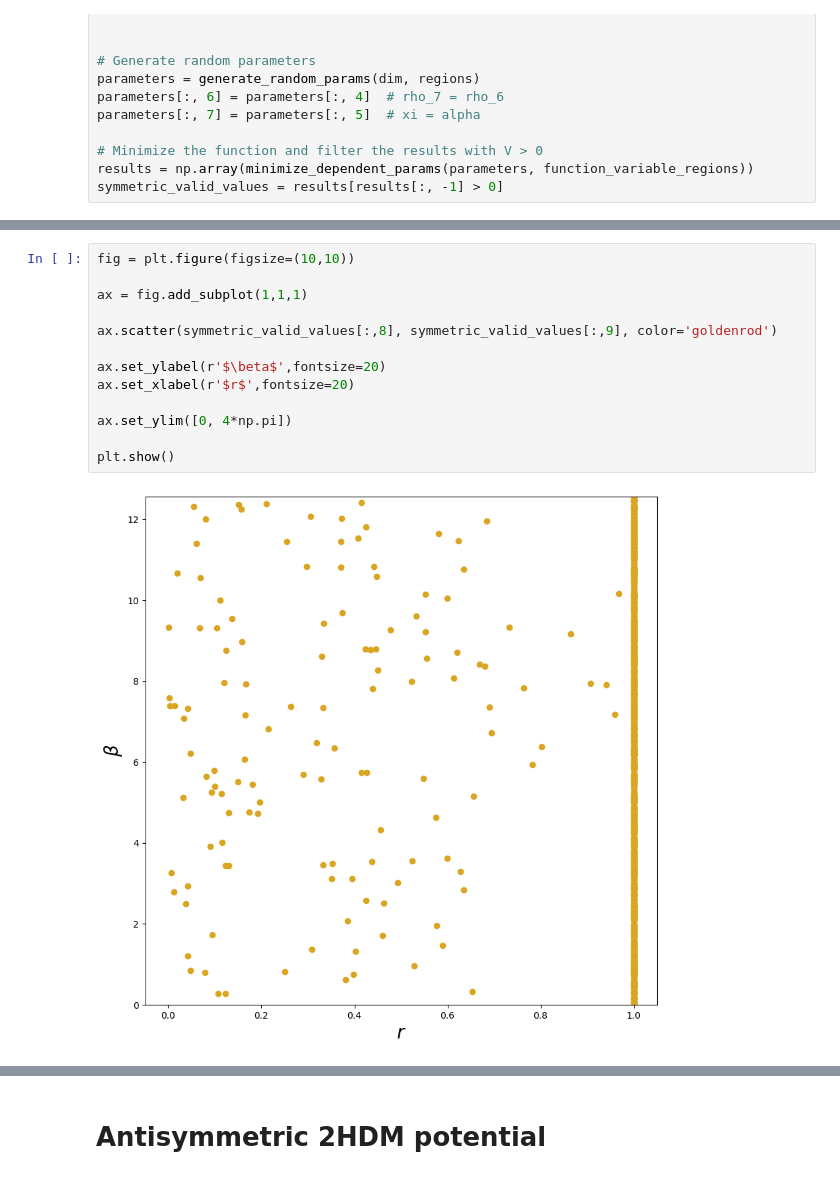
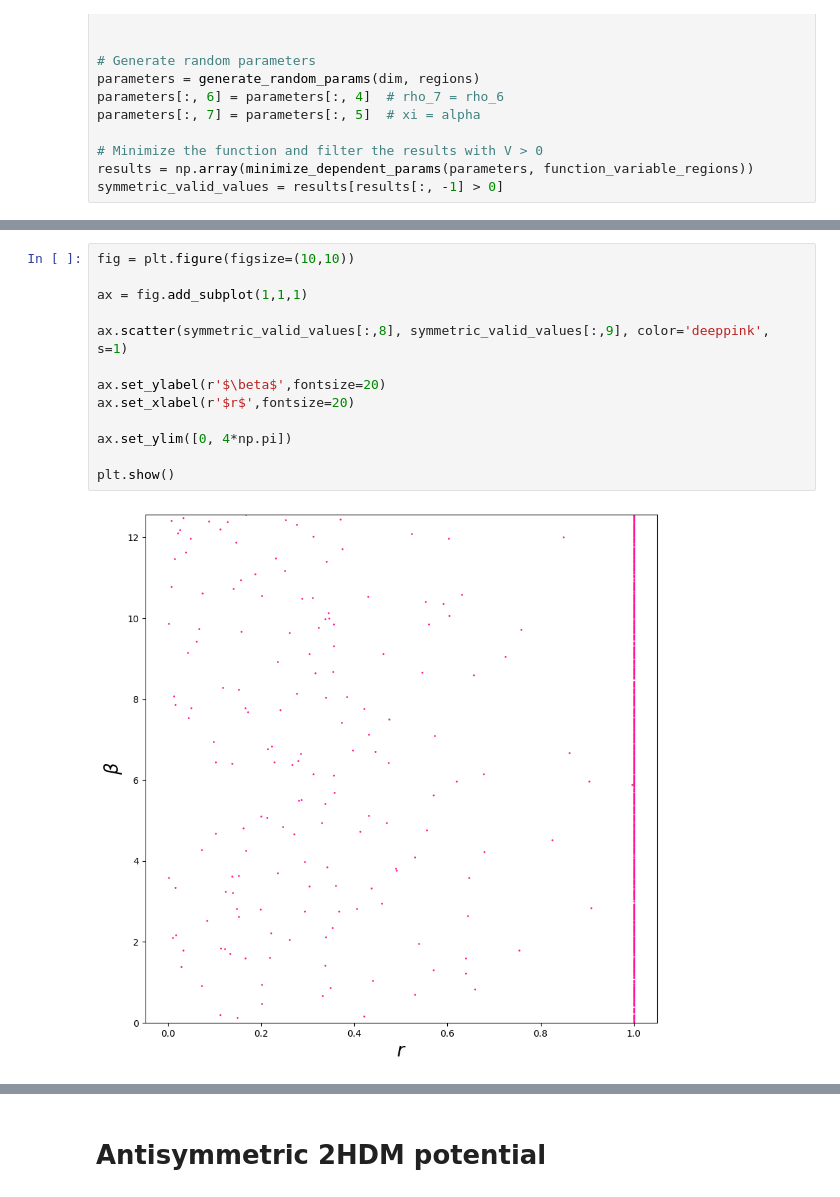
Before and after one commit to jdlpv/Theoretical-constraints-on-beyond-Standard-Model-extensions-of-the-Higgs-potential, a Jupyter notebook: main.ipynb, the cells around one changed output, grey strips where cells are left out. Drawn from its saved outputs; the diff is of its cells as text.

Commit message:
Add new plots

```diff
--- a/main.ipynb
+++ b/main.ipynb
@@ -1008,15 +970,15 @@ plt.show()
 # %%
 fig = plt.figure(figsize=(10,10))
 
 ax = fig.add_subplot(1,1,1)
 
-ax.scatter(symmetric_valid_values[:,8], symmetric_valid_values[:,9], color='goldenrod')
+ax.scatter(symmetric_valid_values[:,8], symmetric_valid_values[:,9], color='deeppink', s=1)
 
 ax.set_ylabel(r'$\beta$',fontsize=20)
 ax.set_xlabel(r'$r$',fontsize=20)
 
 ax.set_ylim([0, 4*np.pi])
 
 plt.show()
 # %% [output]
-[figure, old version]
+[figure, new version]
```
Also changed, not shown: parts of 21 cells of this notebook.
